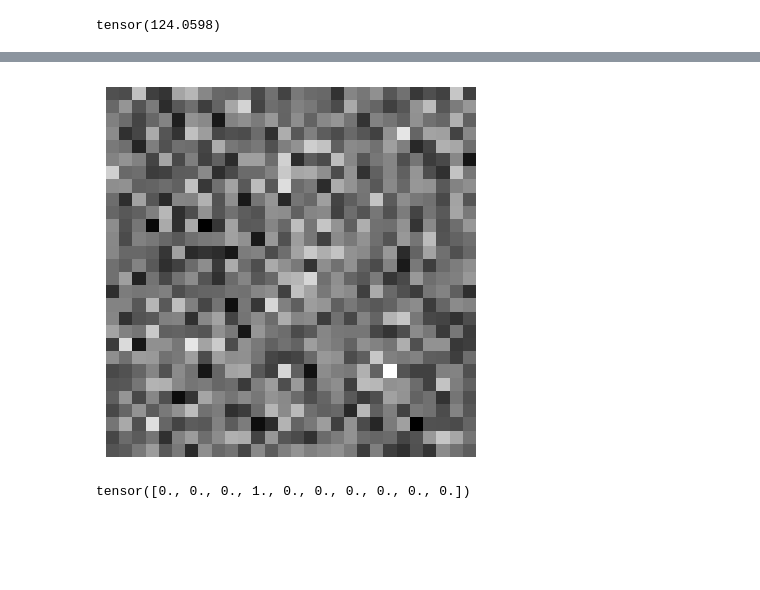
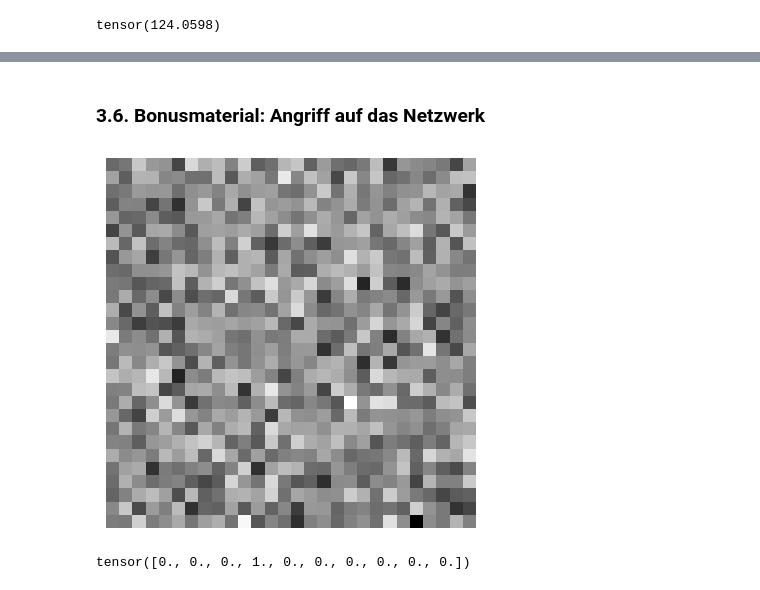
Before and after one commit to sadilek/ki-vortrag, a Jupyter notebook: vortrag.ipynb, the cells around one changed output, grey strips where cells are left out. Saved outputs shown, nothing was run; the diff lists cells and outputs as text; code cells hidden in the pictures; blank space fills up the shorter version.

```diff
--- a/vortrag.ipynb
+++ b/vortrag.ipynb
@@ -484,7 +473,7 @@ b3.requires_grad = True
 j = 0
 k = 0
 batch_size = 512
-epochs = 100
+epochs = 1
 for i in range(epochs * len(train_X) // batch_size):
     W1.grad = None
     b1.grad = None
@@ -506,7 +495,7 @@ for i in range(epochs * len(train_X) // batch_size):
     )
     loss_value.backward()
 
-    lr = 0.03
+    lr = 0.1
     with torch.no_grad():
         W1 -= lr * W1.grad  # type: ignore
         b1 -= lr * b1.grad  # type: ignore
@@ -537,7 +555,9 @@ show(test_X[3])
+# %% [markdown]
+### 3.6. Bonusmaterial: Angriff auf das Netzwerk
 # %%
-show(W1[2].reshape(28, 28).detach().numpy())
+show(W1[3].reshape(28, 28).detach().numpy())
 # %% [output]
-[figure, old version]
+[figure, new version]
 # %%
 input = torch.zeros(784)
 input.requires_grad = True
```
Also changed, not shown: parts of 21 cells of this notebook, 3 other files.
